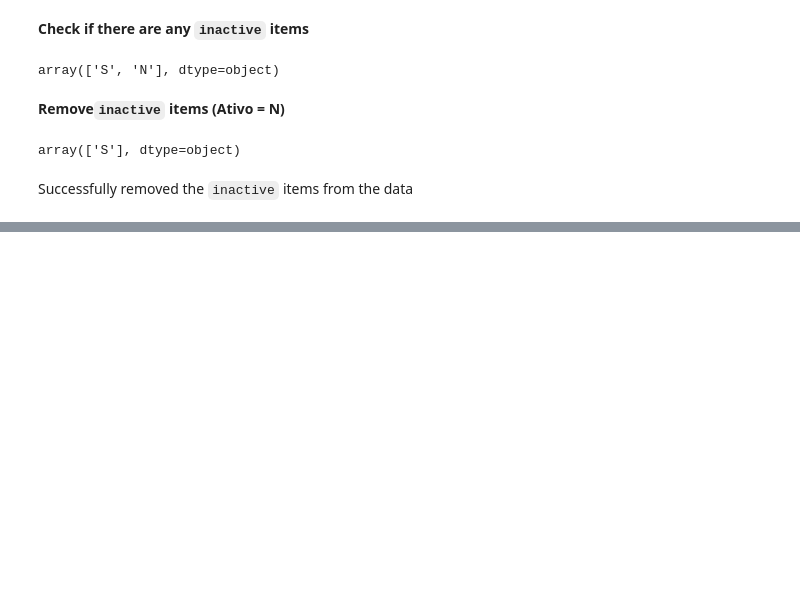
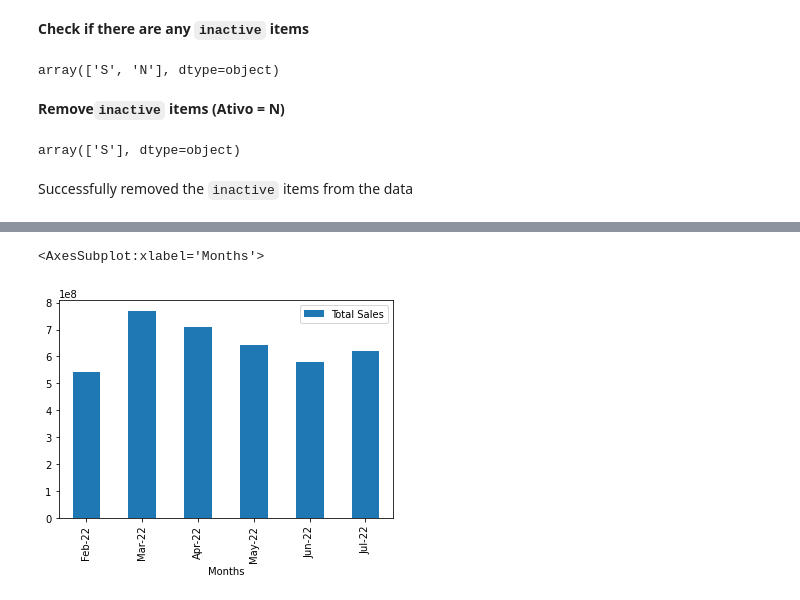
Before and after one commit to rafaelcyin/Bestfer_Solution, a Jupyter notebook: jupyter-lab/mvp.ipynb, the cells around one changed output, grey strips where cells are left out. Drawn from its saved outputs; the diff is of its cells as text; code cells hidden in the pictures; blank space fills up the shorter version.

```diff
--- a/jupyter-lab/mvp.ipynb
+++ b/jupyter-lab/mvp.ipynb
@@ -135,0 +180,4 @@ Successfully removed the `inactive` items from the data
+# %%
+sales_df = units_df
+# %%
+sales_df["Total Units Sold"] = avg_price * sales_df["Total Units Sold"]
@@ -135,0 +195,7 @@ Successfully removed the `inactive` items from the data
+# %%
+sales_df = sales_df.rename(columns = {'Total Units Sold' : 'Total Sales'})
+# %%
+sales_df.plot(x = 'Months', y = 'Total Sales', kind='bar')
+# %% [output]
+<AxesSubplot:xlabel='Months'>
+[figure, added]
```
Also changed, not shown: parts of 18 cells of this notebook, 1 other file.
